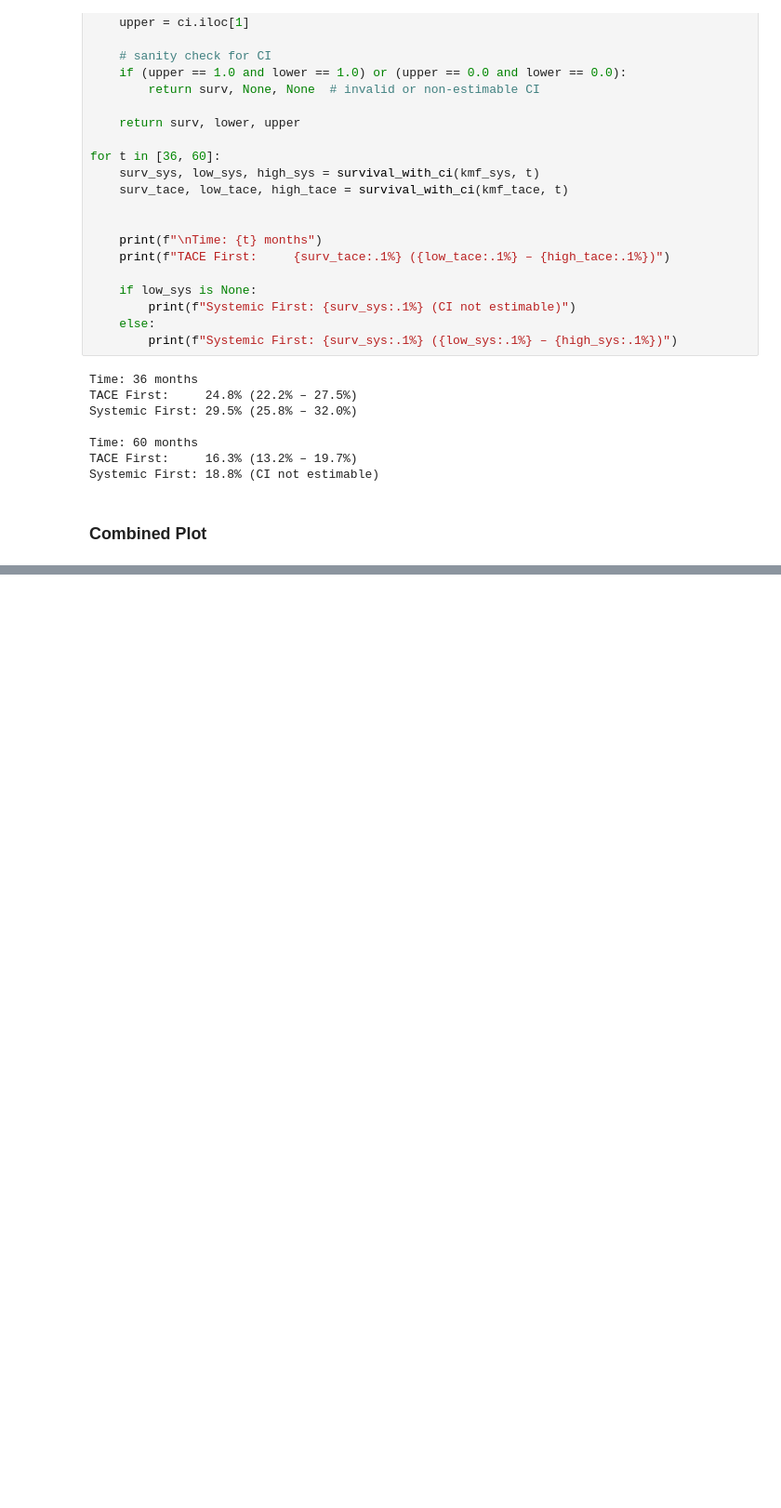
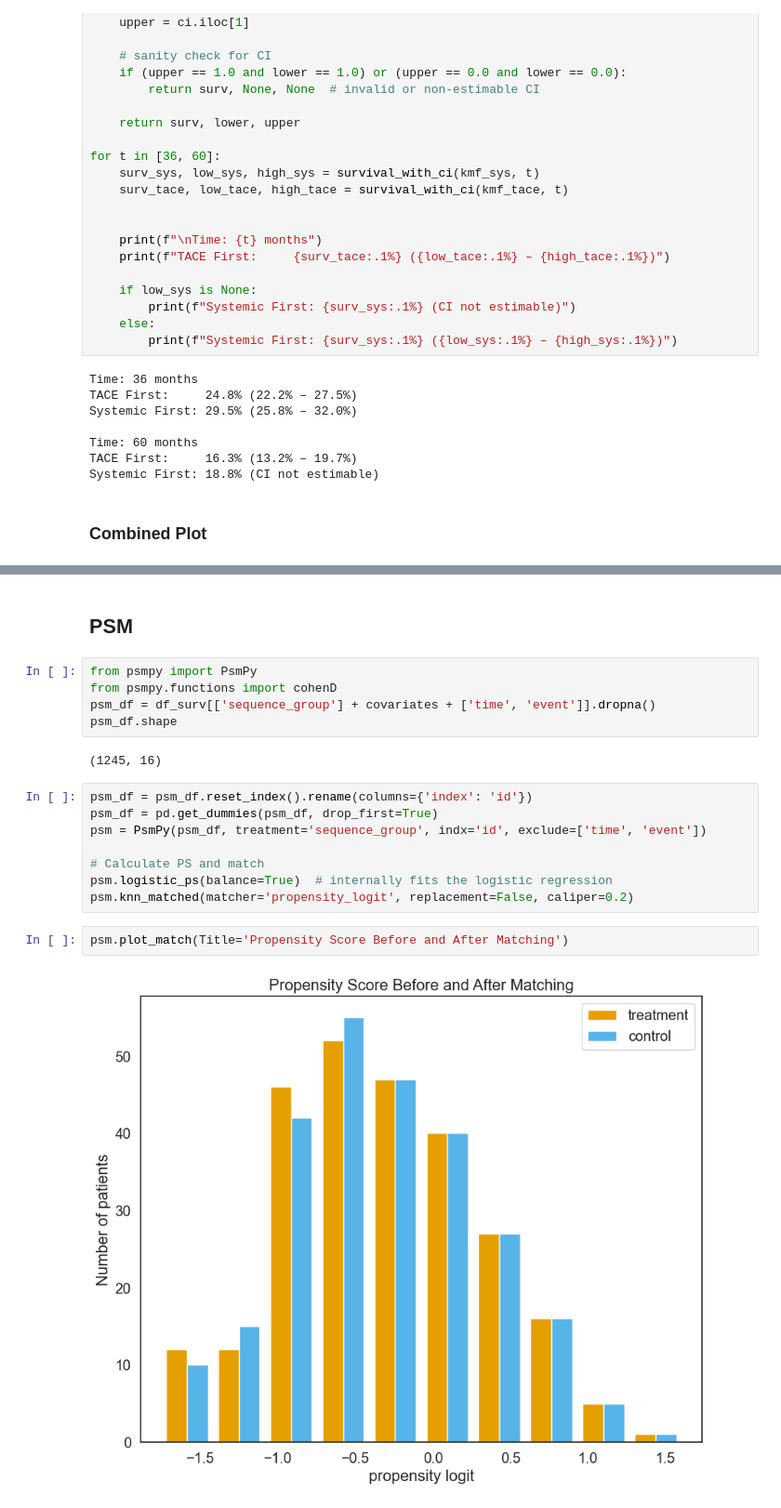
Before and after one commit to NicWYZ/HCC_TACE, a Jupyter notebook: TACE_IO_NCDB.ipynb, the cells around one changed output, grey strips where cells are left out. Shown: that part at 93% size. Saved outputs shown, nothing was run; the diff lists cells and outputs as text; blank space fills up the shorter version.

```diff
--- a/TACE_IO_NCDB.ipynb
+++ b/TACE_IO_NCDB.ipynb
@@ -687,0 +690,21 @@ plt.show()
+# %% [markdown]
+## PSM
+# %%
+from psmpy import PsmPy
+from psmpy.functions import cohenD
+psm_df = df_surv[['sequence_group'] + covariates + ['time', 'event']].dropna()
+psm_df.shape
+# %% [output]
+(1245, 16)
+# %%
+psm_df = psm_df.reset_index().rename(columns={'index': 'id'})
+psm_df = pd.get_dummies(psm_df, drop_first=True)
+psm = PsmPy(psm_df, treatment='sequence_group', indx='id', exclude=['time', 'event'])
+
+# Calculate PS and match
+psm.logistic_ps(balance=True)  # internally fits the logistic regression
+psm.knn_matched(matcher='propensity_logit', replacement=False, caliper=0.2)
+# %%
+psm.plot_match(Title='Propensity Score Before and After Matching')
+# %% [output]
+[figure, added]
```
Also changed, not shown: parts of 12 cells of this notebook, 1 other file.
